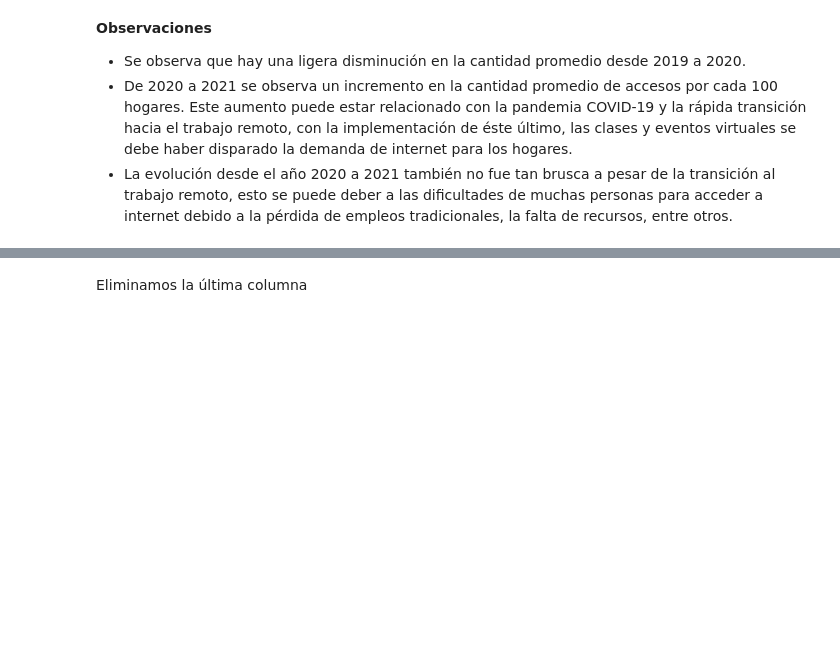
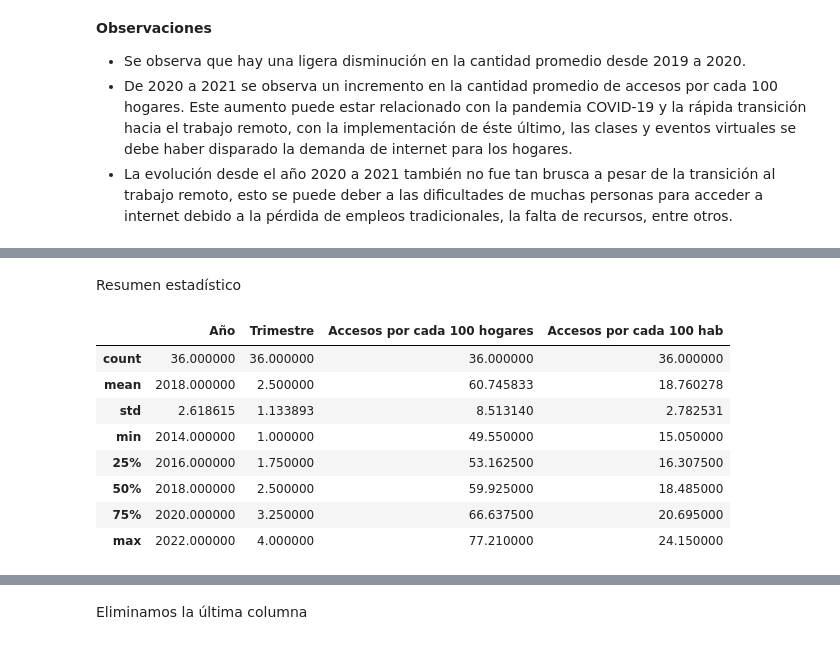
Before and after one commit to PedroLiLL/Telecommunications-Data-Analysis, a Jupyter notebook: EDA.ipynb, the cells around one changed output, grey strips where cells are left out. Drawn from its saved outputs; the diff is of its cells as text; code cells hidden in the pictures; blank space fills up the shorter version.

```diff
--- a/EDA.ipynb
+++ b/EDA.ipynb
@@ -176,0 +232,14 @@ plt.show()
+# %% [markdown]
+Resumen estadístico
+# %%
+penetracion_internet_fijo.describe()
+# %% [output]
+|  | Año | Trimestre | Accesos por cada 100 hogares | Accesos por cada 100 hab |
+| count | 36.000000 | 36.000000 | 36.000000 | 36.000000 |
+| mean | 2018.000000 | 2.500000 | 60.745833 | 18.760278 |
+| std | 2.618615 | 1.133893 | 8.513140 | 2.782531 |
+| min | 2014.000000 | 1.000000 | 49.550000 | 15.050000 |
+| 25% | 2016.000000 | 1.750000 | 53.162500 | 16.307500 |
+| 50% | 2018.000000 | 2.500000 | 59.925000 | 18.485000 |
+| 75% | 2020.000000 | 3.250000 | 66.637500 | 20.695000 |
+| max | 2022.000000 | 4.000000 | 77.210000 | 24.150000 |
```
Also changed, not shown: parts of 38 cells of this notebook, 15 other files.
